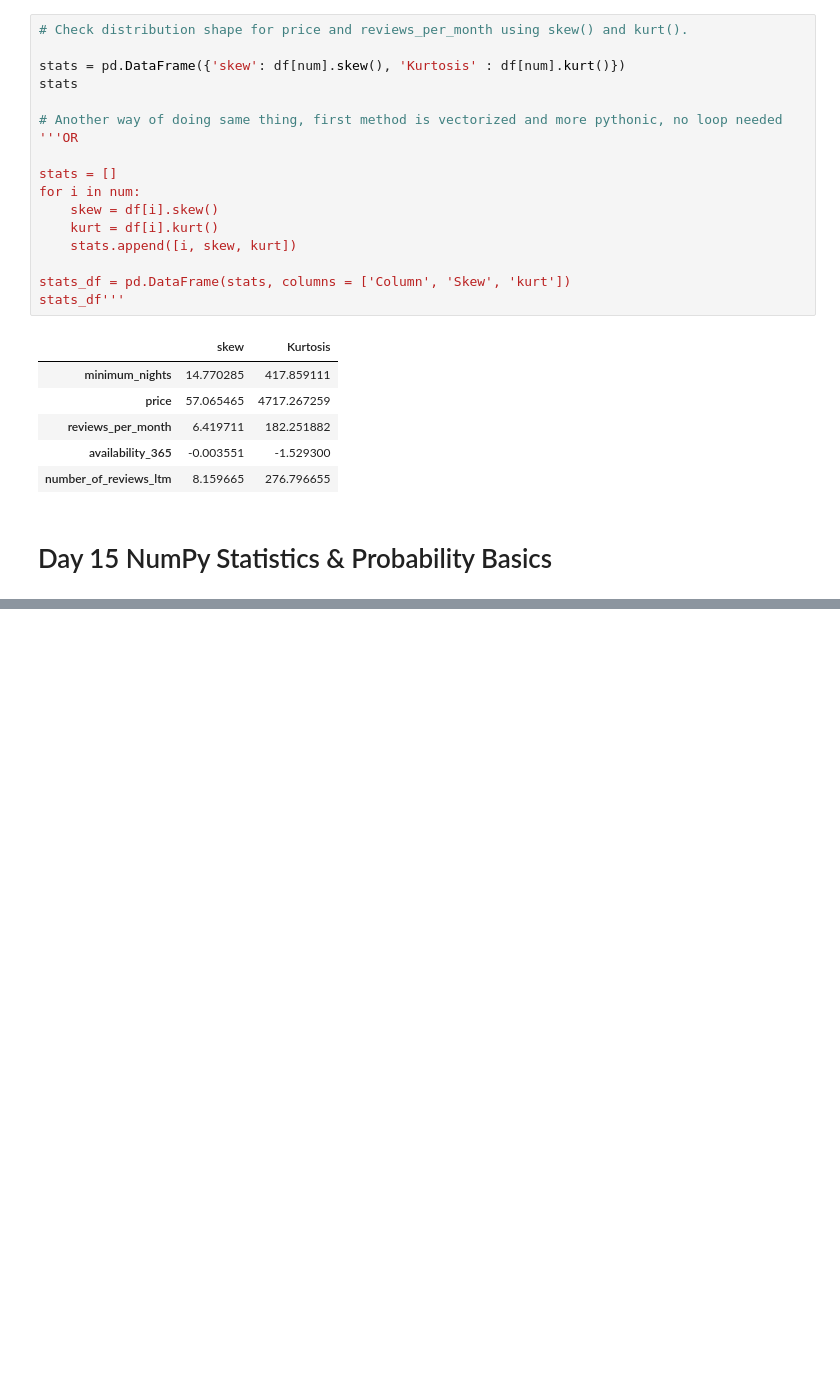
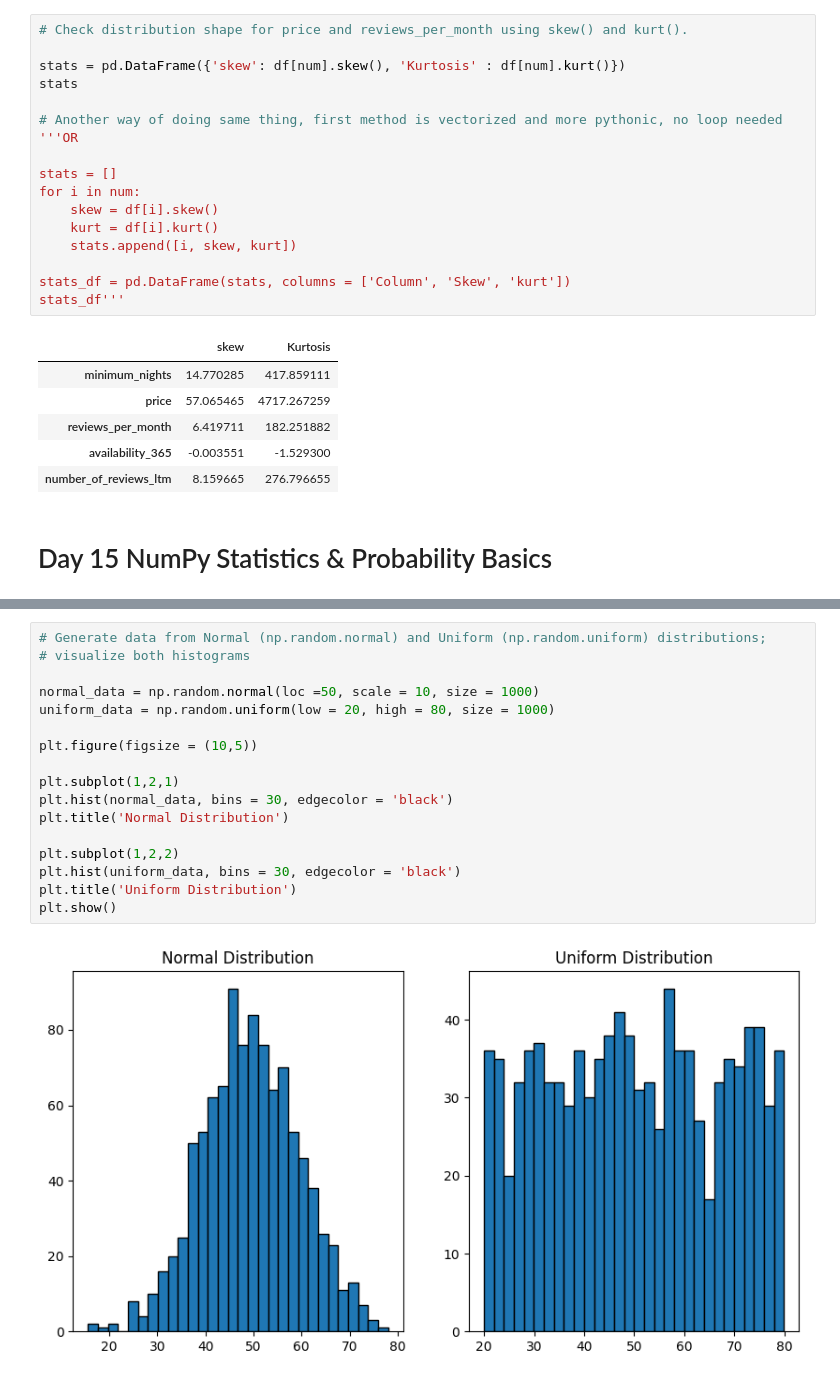
Before and after one commit to Rashmisharma0101/Python-Basics, a Jupyter notebook: Python-practice1month-24oct.ipynb, the cells around one changed output, grey strips where cells are left out. Drawn from its saved outputs; the diff is of its cells as text; blank space fills up the shorter version.

```diff
--- a/Python-practice1month-24oct.ipynb
+++ b/Python-practice1month-24oct.ipynb
@@ -1479,0 +1562,19 @@ stats_df'''
+# %%
+# Generate data from Normal (np.random.normal) and Uniform (np.random.uniform) distributions;
+# visualize both histograms
+
+normal_data = np.random.normal(loc =50, scale = 10, size = 1000)
+uniform_data = np.random.uniform(low = 20, high = 80, size = 1000)
+
+plt.figure(figsize = (10,5))
+
+plt.subplot(1,2,1)
+plt.hist(normal_data, bins = 30, edgecolor = 'black')
+plt.title('Normal Distribution')
+
+plt.subplot(1,2,2)
+plt.hist(uniform_data, bins = 30, edgecolor = 'black')
+plt.title('Uniform Distribution')
+plt.show()
+# %% [output]
+[figure, added]
```
Also changed, not shown: parts of 20 cells of this notebook.
